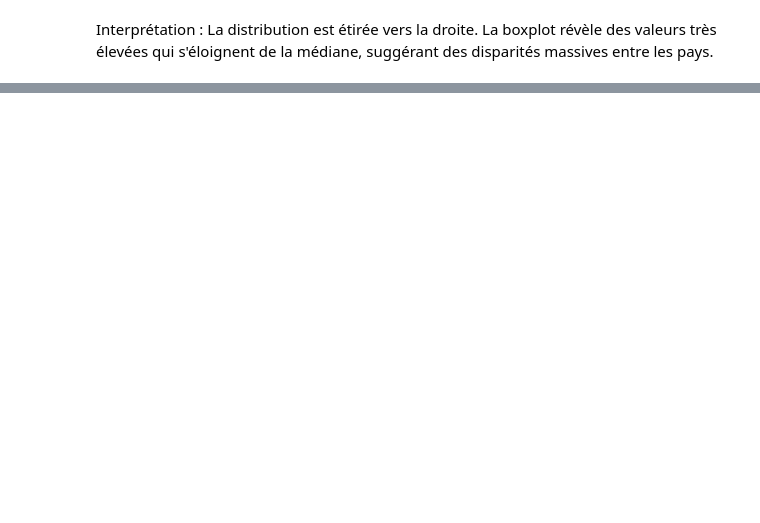
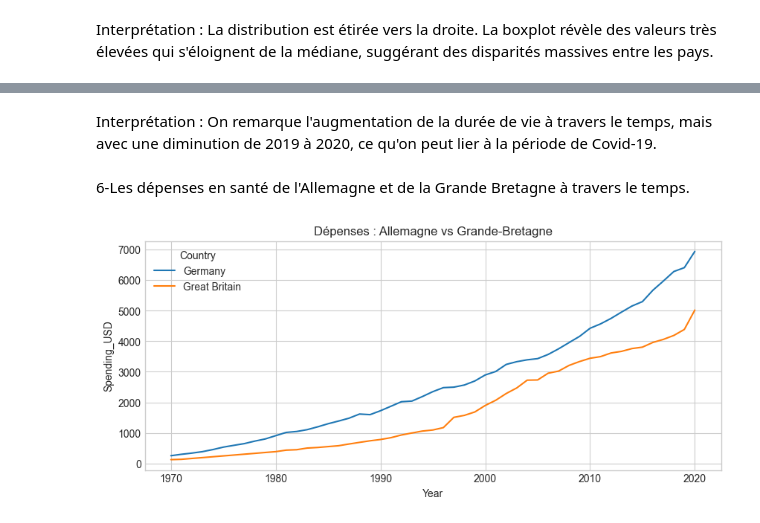
Before and after one commit to MostaphaMB/STATISTIQUES-APPLIQUEES-ET-ANALYSE-DE-DONNEES-DE-SANTE, a Jupyter notebook: Statistiques Appliquées et Analyse de Données de Santé.ipynb, the cells around one changed output, grey strips where cells are left out. Cells and saved outputs as stored; diff of their text form; code cells hidden in the pictures; blank space fills up the shorter version.

```diff
--- a/Statistiques Appliquées et Analyse de Données de Santé.ipynb
+++ b/Statistiques Appliquées et Analyse de Données de Santé.ipynb
@@ -136,0 +163,12 @@ Interprétation : La distribution est étirée vers la droite. La boxplot révè
+# %% [markdown]
+Interprétation : On remarque l'augmentation de la durée de vie à travers le temps, mais avec une diminution de 2019 à 2020, ce qu'on peut lier à la période de Covid-19.
+# %% [markdown]
+6-Les dépenses en santé de l'Allemagne et de la Grande Bretagne à travers le temps.
+# %%
+plt.figure(figsize=(10, 4))
+countries_compare = df[df['Country'].isin(['Germany', 'Great Britain'])]
+sns.lineplot(x='Year', y='Spending_USD', hue='Country', data=countries_compare)
+plt.title("Dépenses : Allemagne vs Grande-Bretagne")
+plt.show()
+# %% [output]
+[figure, added]
```
Also changed, not shown: parts of 16 cells of this notebook.
